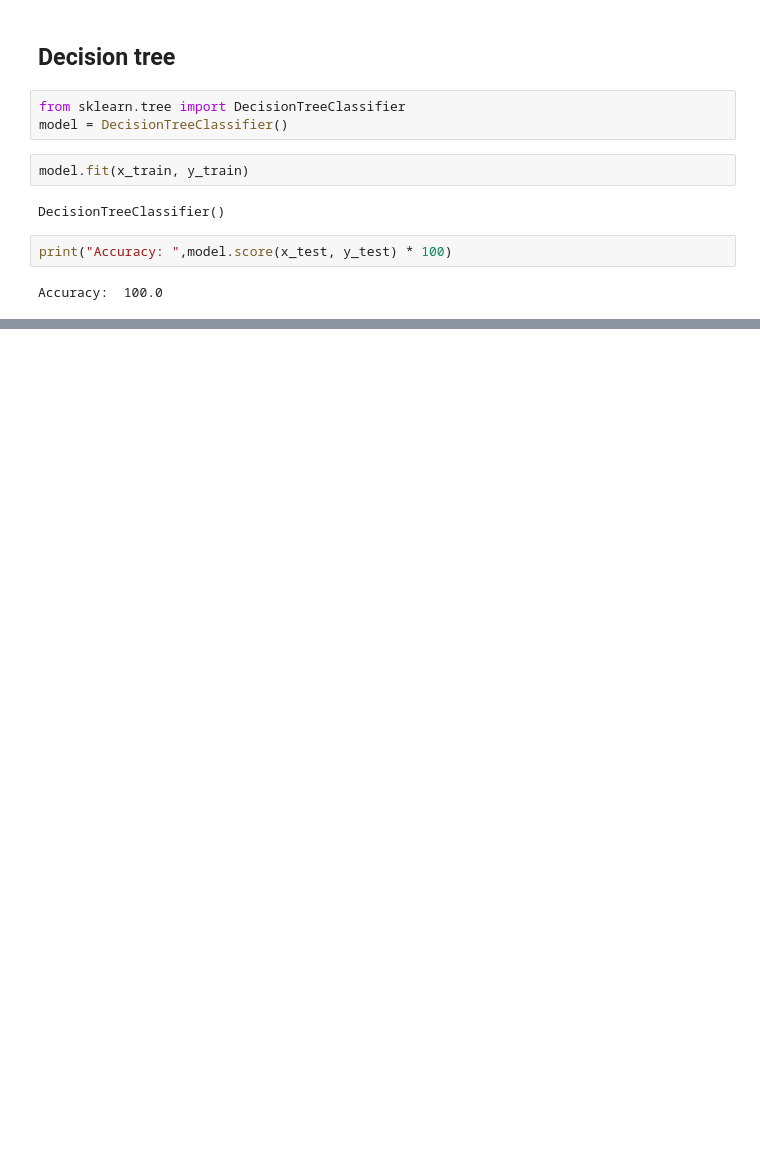
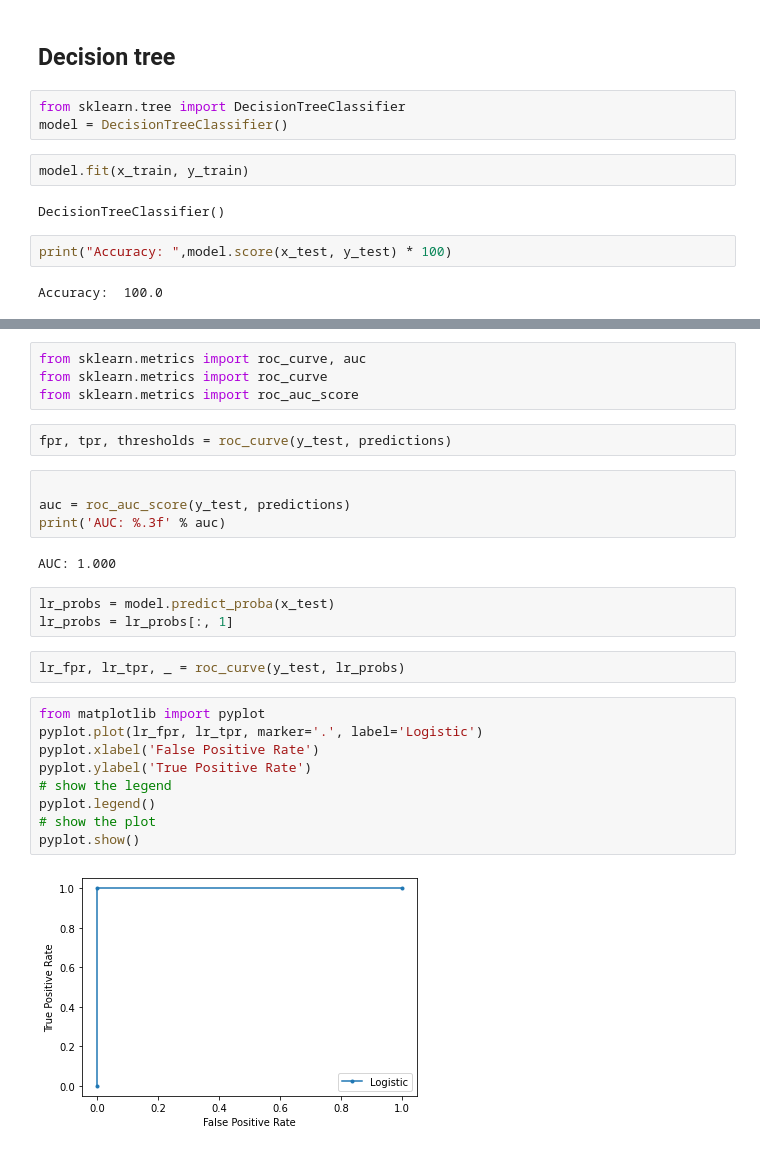
Before and after one commit to MohdIstiaqHossainJunaid/Mohd-Istiaq-Hossain-Junaid-1821577642_CSE445_Spring-21, a Jupyter notebook: Problem 1/Audit Task.ipynb, the cells around one changed output, grey strips where cells are left out. Saved outputs shown, nothing was run; the diff lists cells and outputs as text; blank space fills up the shorter version.

```diff
--- a/Problem 1/Audit Task.ipynb
+++ b/Problem 1/Audit Task.ipynb
@@ -238,0 +290,28 @@ Accuracy:  100.0
+# %%
+from sklearn.metrics import roc_curve, auc
+from sklearn.metrics import roc_curve
+from sklearn.metrics import roc_auc_score
+# %%
+fpr, tpr, thresholds = roc_curve(y_test, predictions)
+# %%
+
+auc = roc_auc_score(y_test, predictions)
+print('AUC: %.3f' % auc)
+# %% [output]
+AUC: 1.000
+# %%
+lr_probs = model.predict_proba(x_test)
+lr_probs = lr_probs[:, 1]
+# %%
+lr_fpr, lr_tpr, _ = roc_curve(y_test, lr_probs)
+# %%
+from matplotlib import pyplot
+pyplot.plot(lr_fpr, lr_tpr, marker='.', label='Logistic')
+pyplot.xlabel('False Positive Rate')
+pyplot.ylabel('True Positive Rate')
+# show the legend
+pyplot.legend()
+# show the plot
+pyplot.show()
+# %% [output]
+[figure, added]
```
Also changed, not shown: parts of 8 cells of this notebook.
